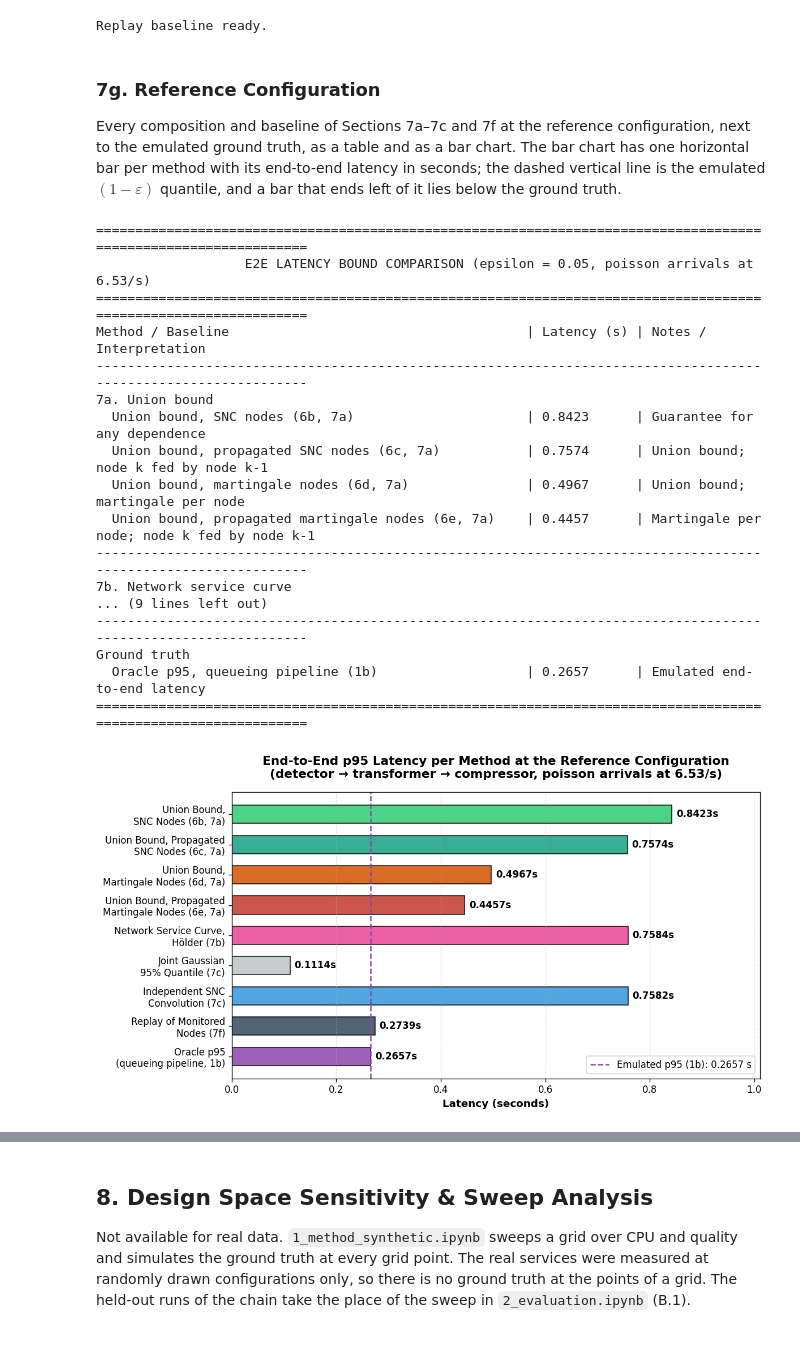
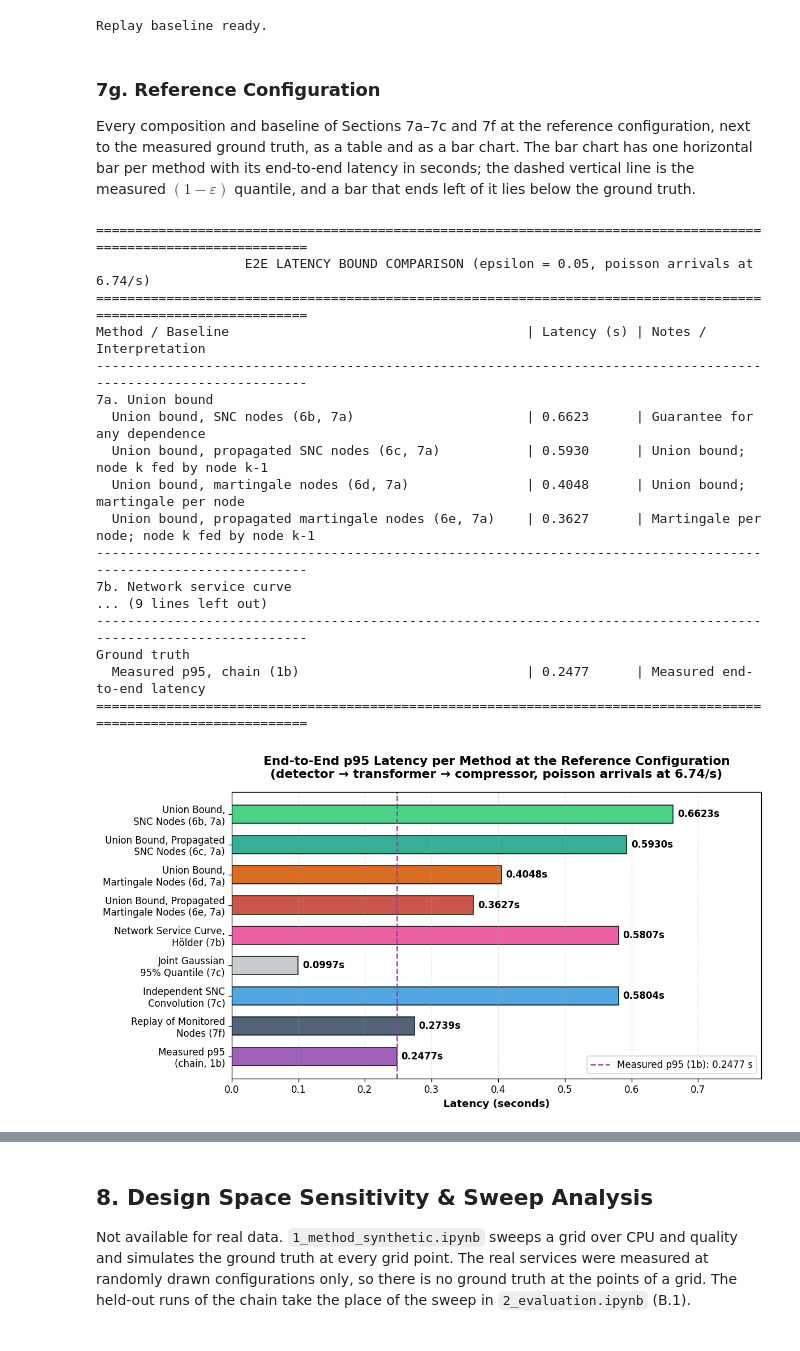
Before and after one commit to borissedlak/composable-autonomous-offerings, a Jupyter notebook: notebooks/tsc/1_method_real.ipynb, the cells around one changed output, grey strips where cells are left out. Drawn from its saved outputs; the diff is of its cells as text; code cells hidden in the pictures.

Commit message:
use the measured latencies of the second campaign as ground truth in 1_method_real
Co-Authored-By: Claude Opus 5.5 <noreply@anthropic.com>

```diff
--- a/notebooks/tsc/1_method_real.ipynb
+++ b/notebooks/tsc/1_method_real.ipynb
@@ -115,8 +109,7 @@ training configuration and two statistics of its measured processing times, both
   Gaussian with that median and 95th percentile. It tells the model how much single items scatter.
 # %%
 # Training data of every service and the ground truth of the chain (real_chain_data in pegasus/real_data.py)
-data = real_chain_data(experiment, level=1 - alpha, coverage_check=coverage_check, seed=seed, utilization=utilization, n_train=n_train,
-                       n_items=n_sim_items)
+data = real_chain_data(experiment, level=1 - alpha, coverage_check=coverage_check, seed=seed, n_train=n_train)
 service_names = data.path
 X_train, y_train_dict, y_spread_dict = data.x_train, data.y_train, data.y_train_spread   # per service: configurations, run means (s), run spreads (s)
 workload = data.workload                                                                  # Poisson arrivals with one arrival rate per run of the chain
@@ -322,12 +316,13 @@ The cell below sets up the evaluation of 6f (held-out configurations and their e
 each subsection then computes its node bound directly after its explanation.
 # %%
-# Setup of the evaluation in 6f: every service of the chain alone, as a queue at the arrival rate of the run (ground truth),
-# and the belief about the execution time (run_statistics_belief in pegasus/service_gp.py: the mean shift of 6b).
+# Setup of the evaluation in 6f: the measured latency of every service of the chain in every run (ground truth), and the
+# belief about the execution time (run_statistics_belief in pegasus/service_gp.py: the mean shift of 6b).
 # Every subsection below adds its node bound to node_bounds.
-alone_latencies = emulate_services_alone(experiment, workload["rate"], n_sim_items, seed=[seed, 7])   # (runs, items, services)
+run_latencies = chain_run_latencies(experiment)   # per run: end-to-end latencies, latencies per service, arrival times per service
 measured_by_service, measured_low_by_service, beliefs, node_bounds = {}, {}, {}, {}
 for k, s_name in enumerate(service_names):
-    measured_by_service[s_name], measured_low_by_service[s_name] = quantile_with_lower_bound(alone_latencies[:, :, k], 1 - alpha, **coverage_check)
+    measured_by_service[s_name], measured_low_by_service[s_name] = measured_quantiles([node[:, k] for _, node, _ in run_latencies], 1 - alpha,
+                                                                                                  coverage_check)
     beliefs[s_name] = run_statistics_belief(gp_models[s_name], X_cfg_test[s_name], confidence)
     node_bounds[s_name] = {}
 print("Setup of Section 6 ready.")
@@ -579,7 +577,7 @@ about the compositions; 6f reports how many runs that excludes. The reference co
 configuration is shown, and it is not an optimum.
 # %%
 # Setup of Section 7: the reference configuration (one run of the chain), the node beliefs of its three services, and the
-# ground truth, the emulated queueing pipeline (Section 1b) at this configuration.
+# ground truth, the measured latencies of that run (Section 1b).
 with_finite_bounds = np.flatnonzero(np.all([np.isfinite(node_bounds[s_name]["SNC (6b)"]) for s_name in service_names], axis=0))
 reference = int(with_finite_bounds[np.argsort(data.measured[with_finite_bounds])[len(with_finite_bounds) // 2]])   # median measured quantile among them
 reference_rate = float(workload["rate"][reference])                # arrival rate of that run (items/s)
@@ -607,9 +605,9 @@ for s_name in service_names:
     print(f"Service {s_name:4s} | Pred exec time = {mu[0]:.4f}s (std = {std[0]:.4f}) | exec-time bound = {delay[0]:.4f}s | "
           f"SNC latency bound at ε = {latency_full:.4f}s, at ε/K = {latency_share:.4f}s")
 
-# Ground truth: the emulated queueing pipeline (Section 1b), 20 replications of the reference run
-rng_reference = np.random.default_rng([seed, 42])
-reference_times = chain_run_execution_times(experiment)[reference]   # measured processing times of the reference run (requests, services)
-reference_node_latencies, reference_latencies = emulate_runs([reference_times] * 20, np.full(20, reference_rate), n_sim_items, rng_reference)
+# Ground truth: the measured latencies of the reference run (Section 1b)
+rng_reference = np.random.default_rng([seed, 42])   # for the shuffles of 7c
+reference_latencies, reference_node_latencies = run_latencies[reference][:2]   # end-to-end (requests,), per service (requests, services)
+reference_node_latencies = reference_node_latencies[None]                      # (1 run, requests, services), as the tests of 7c expect
 oracle_queueing_p_latency = np.quantile(reference_latencies, 1 - alpha)
 # %% [output]
@@ -792,11 +791,11 @@ service before it, which are spaced differently, so its queue is different. The
 is a point prediction of the quantile, and the paper's guarantee (the long-run share of violations) comes from the
 online adaptation that is left out here.
 # %%
-# Replay of monitored node latencies: training compositions of training runs, every service monitored alone; no run
-# of the evaluated experiment is used. Own seed, so that no other result changes.
+# Replay of monitored node latencies: every training composition is one training run, the measured series of every
+# service replayed on its own; no run of the evaluated experiment is used. Own seed, so that no other result changes.
 with warnings.catch_warnings():
     warnings.simplefilter("ignore", ConvergenceWarning)
-    replay_x_train, monitored_arrivals, monitored_latencies, replay_x_test = real_replay_data(experiment, seed=[seed, 2027], utilization=utilization,
+    replay_x_train, monitored_arrivals, monitored_latencies, replay_x_test = real_replay_data(experiment, seed=[seed, 2027],
                                                                                               n_train=n_train)
     replay = ReplayComposition(replay_x_train, monitored_arrivals, monitored_latencies)
     # End-to-end latency at the reference configuration (no guarantee)
@@ -807,9 +806,9 @@ Replay baseline ready.
 # %% [markdown]
 ### 7g. Reference Configuration
 
-Every composition and baseline of Sections 7a–7c and 7f at the reference configuration, next to the emulated ground
+Every composition and baseline of Sections 7a–7c and 7f at the reference configuration, next to the measured ground
 truth, as a table and as a bar chart. The bar chart has one horizontal bar per method with its end-to-end latency in
-seconds; the dashed vertical line is the emulated $(1-\varepsilon)$ quantile, and a bar that ends left of it lies below
+seconds; the dashed vertical line is the measured $(1-\varepsilon)$ quantile, and a bar that ends left of it lies below
 the ground truth.
 # %%
 # Every composition and baseline at the reference configuration, grouped and ordered by the subsection that computes it
@@ -836,25 +835,25 @@ print("7f. Replay of monitored node latencies")
 print(f"{'  Replay of monitored nodes (7f)':<54} | {replay_bound:<11.4f} | No guarantee: every service monitored on its own")
 print("-" * 112)
 print("Ground truth")
-print(f"{f'  Oracle p{p_str}, queueing pipeline (1b)':<54} | {oracle_queueing_p_latency:<11.4f} | Emulated end-to-end latency")
+print(f"{f'  Measured p{p_str}, chain (1b)':<54} | {oracle_queueing_p_latency:<11.4f} | Measured end-to-end latency")
 print("=" * 112)
 # %% [output]
 ================================================================================================================
-                   E2E LATENCY BOUND COMPARISON (epsilon = 0.05, poisson arrivals at 6.53/s)
+                   E2E LATENCY BOUND COMPARISON (epsilon = 0.05, poisson arrivals at 6.74/s)
 ================================================================================================================
 Method / Baseline                                      | Latency (s) | Notes / Interpretation
 ----------------------------------------------------------------------------------------------------------------
 7a. Union bound
-  Union bound, SNC nodes (6b, 7a)                      | 0.8423      | Guarantee for any dependence
-  Union bound, propagated SNC nodes (6c, 7a)           | 0.7574      | Union bound; node k fed by node k-1
-  Union bound, martingale nodes (6d, 7a)               | 0.4967      | Union bound; martingale per node
-  Union bound, propagated martingale nodes (6e, 7a)    | 0.4457      | Martingale per node; node k fed by node k-1
+  Union bound, SNC nodes (6b, 7a)                      | 0.6623      | Guarantee for any dependence
+  Union bound, propagated SNC nodes (6c, 7a)           | 0.5930      | Union bound; node k fed by node k-1
+  Union bound, martingale nodes (6d, 7a)               | 0.4048      | Union bound; martingale per node
+  Union bound, propagated martingale nodes (6e, 7a)    | 0.3627      | Martingale per node; node k fed by node k-1
 ----------------------------------------------------------------------------------------------------------------
 7b. Network service curve
 ... (9 lines left out)
 ----------------------------------------------------------------------------------------------------------------
 Ground truth
-  Oracle p95, queueing pipeline (1b)                   | 0.2657      | Emulated end-to-end latency
+  Measured p95, chain (1b)                             | 0.2477      | Measured end-to-end latency
 ================================================================================================================
 # %%
 # Bar chart of the reference configuration: ordered by subsection (7a to 7f), ground truth last; gray: execution times
@@ -862,36 +861,36 @@ Ground truth
 labels = [
     'Union Bound,\nSNC Nodes (6b, 7a)',
     'Union Bound, Propagated\nSNC Nodes (6c, 7a)',
     'Union Bound,\nMartingale Nodes (6d, 7a)',
     'Union Bound, Propagated\nMartingale Nodes (6e, 7a)',
     'Network Service Curve,\nHölder (7b)',
     f'Joint Gaussian\n{p_str}% Quantile (7c)',
     'Independent SNC\nConvolution (7c)',
     'Replay of Monitored\nNodes (7f)',
-    f'Oracle p{p_str}\n(queueing pipeline, 1b)'
+    f'Measured p{p_str}\n(chain, 1b)'
 ]
 values = [union_snc_bound, propagated_bound, martingale_bound, propagated_martingale_bound, network_bound, joint_gaussian_bound,
           independent_bound, replay_bound, oracle_queueing_p_latency]
 colors = ['#2ecc71', '#16a085', '#d35400', '#c0392b', '#e84393', '#bdc3c7', '#3498db', '#34495e', '#8e44ad']
 
 plt.figure(figsize=(10, 5.5), dpi=120)
 bars = plt.barh(labels, values, color=colors, edgecolor='black', alpha=0.85, height=0.6)
 plt.axvline(x=oracle_queueing_p_latency, color='#8e44ad', linestyle='--', linewidth=1.5,
-            label=f'Emulated p{p_str} (1b): {oracle_queueing_p_latency:.4f} s')
+            label=f'Measured p{p_str} (1b): {oracle_queueing_p_latency:.4f} s')
 for bar in bars:
     width = bar.get_width()
     plt.text(width + 0.01 * max(values), bar.get_y() + bar.get_height() / 2, f'{width:.4f}s', va='center', ha='left', fontsize=10, fontweight='bold')
 plt.xlim(0, max(values) * 1.2)
 plt.xlabel('Latency (seconds)', fontsize=11, fontweight='bold')
 plt.title(f"End-to-End p{p_str} Latency per Method at the Reference Configuration\n({' → '.join(service_names)}, "
           f"{reference_workload['process']} arrivals at {reference_rate:.3g}/s)", fontsize=13, fontweight='bold', pad=15)
 plt.gca().invert_yaxis()
 plt.grid(axis='x', linestyle=':', alpha=0.6)
 plt.legend(loc='lower right', frameon=True)
 plt.tight_layout()
 plt.show()
 # %% [output]
-[figure, old version]
+[figure, new version]
 # %%
 guaranteed = {"union bound, SNC nodes (6b, 7a)": union_snc_bound, "union bound, propagated SNC nodes (6c, 7a)": propagated_bound,
               "union bound, martingale nodes (6d, 7a)": martingale_bound, "union bound, propagated martingale nodes (6e, 7a)": propagated_martingale_bound,
```
Also changed, not shown: parts of 16 cells of this notebook, 1 other file.
